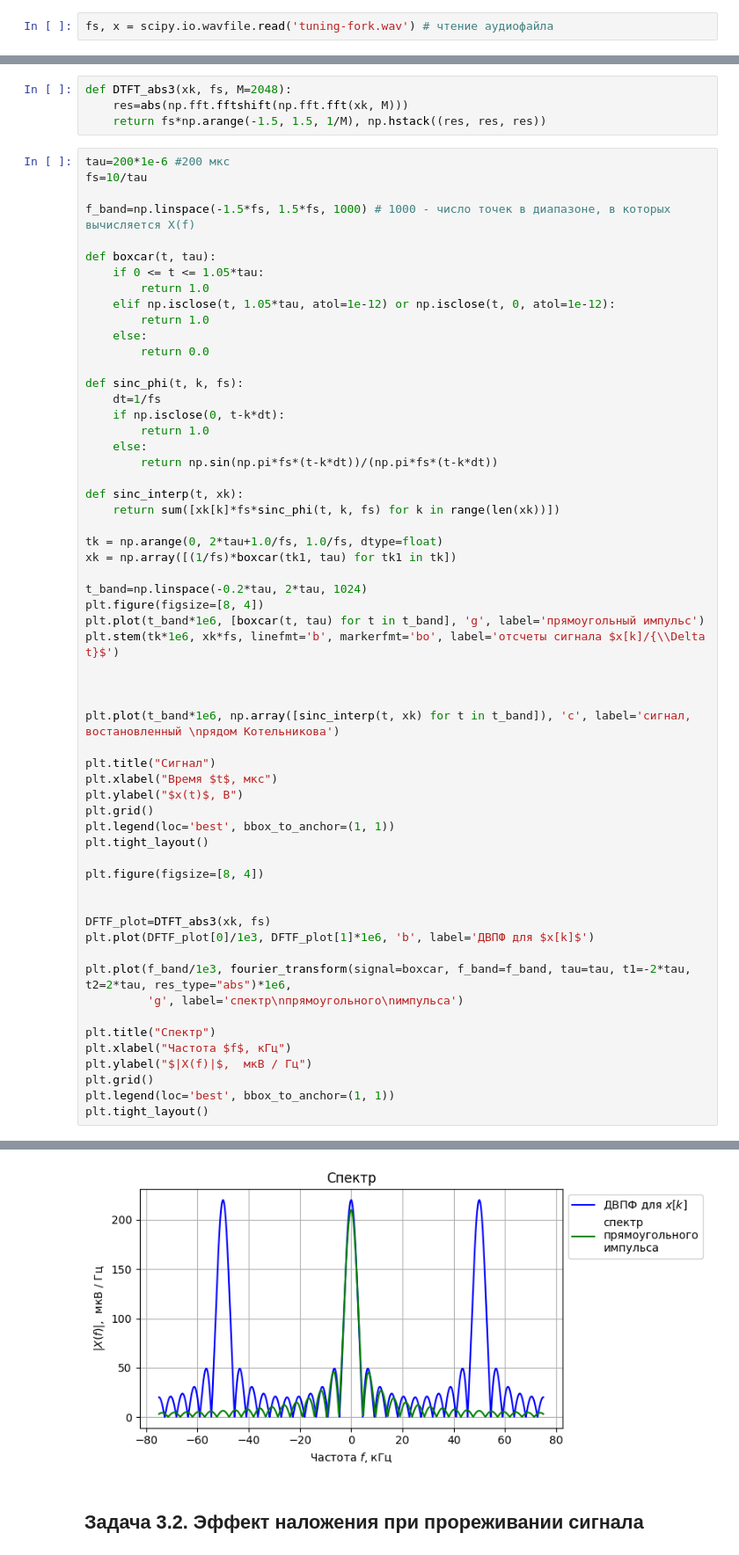
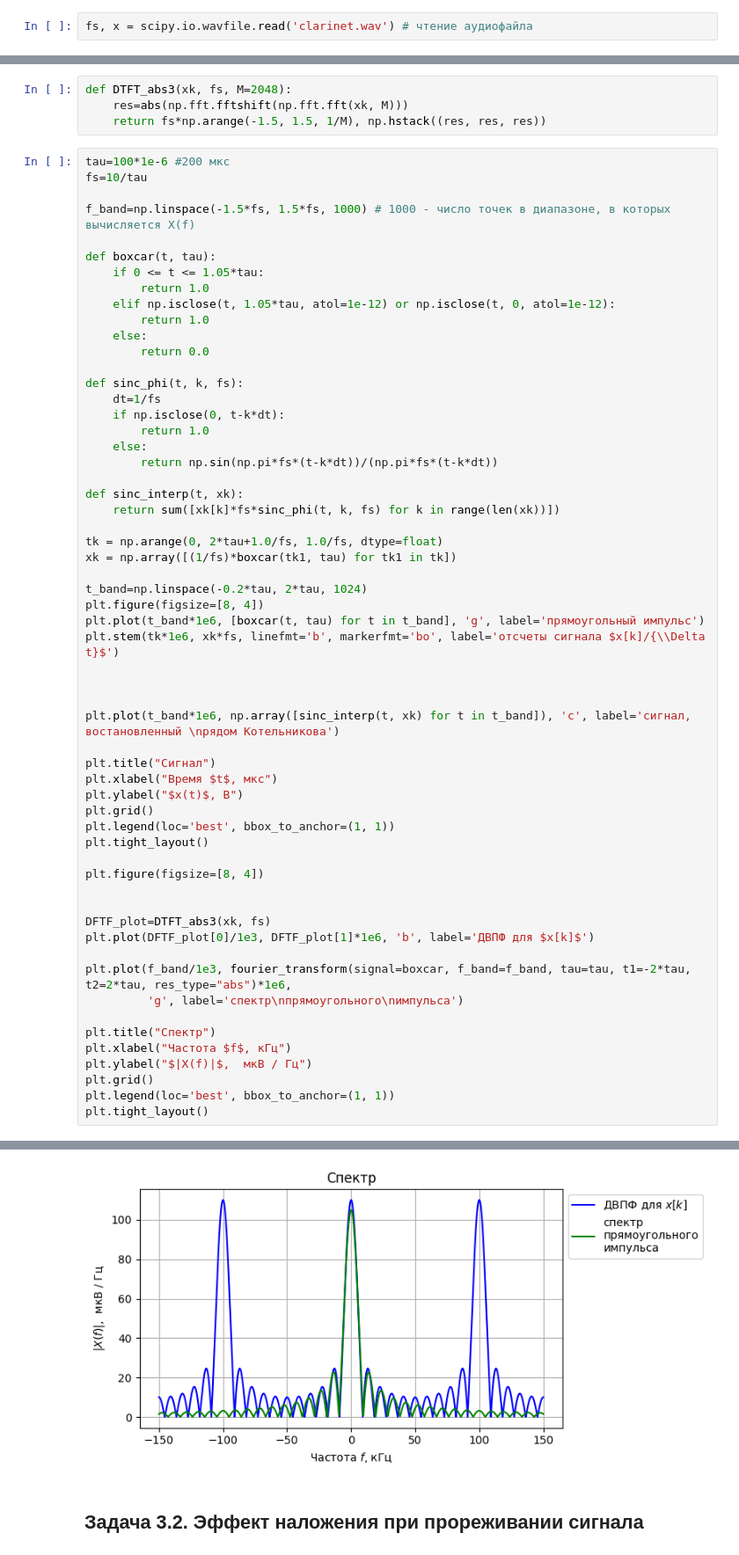
Before and after one commit to abramov-de/MIPT_RadioPhys, a Jupyter notebook: Lab1_proc.ipynb, the cells around one changed output, grey strips where cells are left out. Shown at 88% size. Saved outputs shown, nothing was run; the diff lists cells and outputs as text.

```diff
--- a/Lab1_proc.ipynb
+++ b/Lab1_proc.ipynb
@@ -357,4 +357,4 @@ ValueError: ignored
 # %%
-fs, x = scipy.io.wavfile.read('tuning-fork.wav') # чтение аудиофайла
+fs, x = scipy.io.wavfile.read('clarinet.wav') # чтение аудиофайла
 # %%
 fs     #частота дискретизации в Гц
@@ -763,7 +773,7 @@ def DTFT_abs3(xk, fs, M=2048):
     res=abs(np.fft.fftshift(np.fft.fft(xk, M)))
     return fs*np.arange(-1.5, 1.5, 1/M), np.hstack((res, res, res))
 # %%
-tau=200*1e-6 #200 мкс
+tau=100*1e-6 #200 мкс
 fs=10/tau
 
 f_band=np.linspace(-1.5*fs, 1.5*fs, 1000) # 1000 - число точек в диапазоне, в которых вычисляется X(f)
@@ -795,34 +805,34 @@ plt.plot(t_band*1e6, [boxcar(t, tau) for t in t_band], 'g', label='прямоу
 plt.stem(tk*1e6, xk*fs, linefmt='b', markerfmt='bo', label='отсчеты сигнала $x[k]/{\\Delta t}$')
 
 
 
 plt.plot(t_band*1e6, np.array([sinc_interp(t, xk) for t in t_band]), 'c', label='сигнал, востановленный \nрядом Котельникова')
 
 plt.title("Сигнал")
 plt.xlabel("Время $t$, мкс")
 plt.ylabel("$x(t)$, В")
 plt.grid()
 plt.legend(loc='best', bbox_to_anchor=(1, 1))
 plt.tight_layout()
 
 plt.figure(figsize=[8, 4])
 
 
 DFTF_plot=DTFT_abs3(xk, fs)
 plt.plot(DFTF_plot[0]/1e3, DFTF_plot[1]*1e6, 'b', label='ДВПФ для $x[k]$')
 
 plt.plot(f_band/1e3, fourier_transform(signal=boxcar, f_band=f_band, tau=tau, t1=-2*tau, t2=2*tau, res_type="abs")*1e6,
          'g', label='спектр\nпрямоугольного\nимпульса')
 
 plt.title("Спектр")
 plt.xlabel("Частота $f$, кГц")
 plt.ylabel("$|X(f)|$,  мкВ / Гц")
 plt.grid()
 plt.legend(loc='best', bbox_to_anchor=(1, 1))
 plt.tight_layout()
 # %% [output]
 [figure]
-[figure, old version]
+[figure, new version]
 # %% [markdown]
 ## Задача 3.2. Эффект наложения при прореживании сигнала
 # %% [markdown]
```
Also changed, not shown: parts of 7 cells of this notebook.
